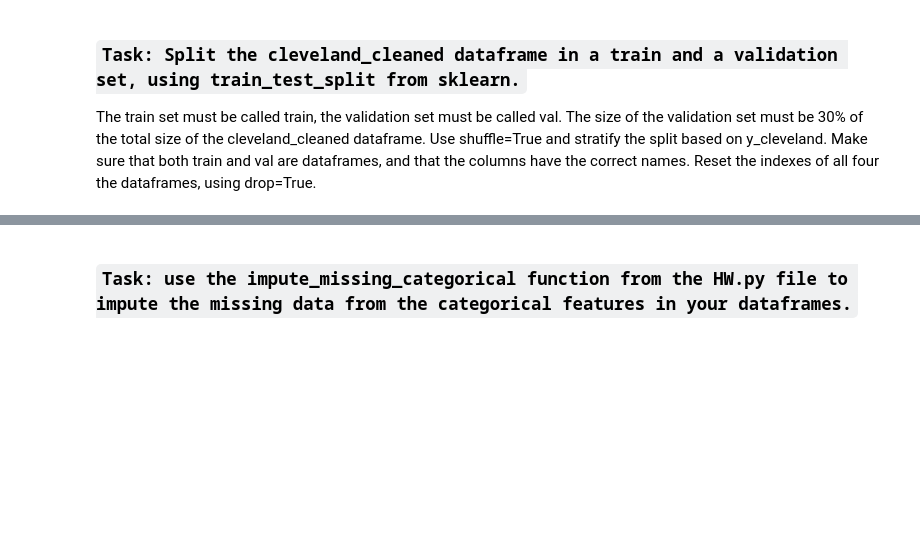
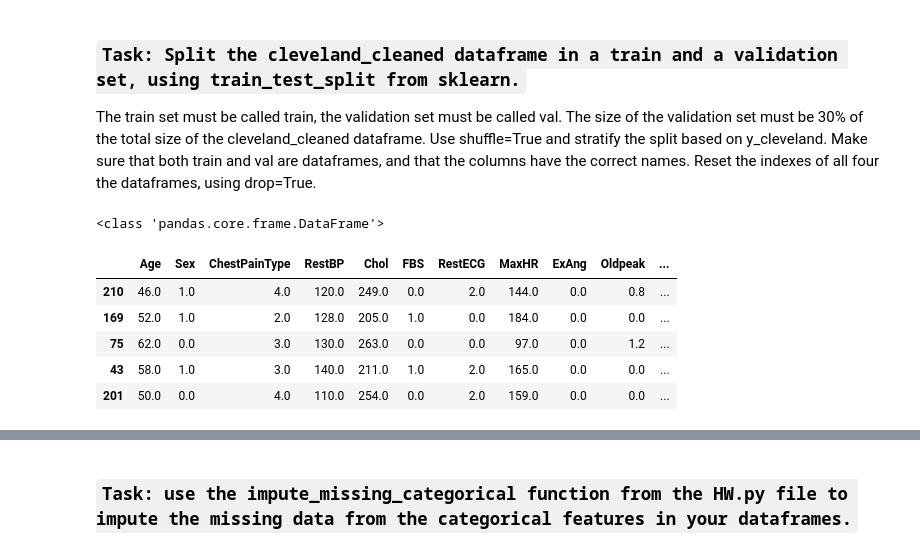
Before and after one commit to 1500-Shubham/Stockholm_University, a Jupyter notebook: DS/HW3/HW3_instructions_25.ipynb, the cells around one changed output, grey strips where cells are left out. Drawn from its saved outputs; the diff is of its cells as text; code cells hidden in the pictures; blank space fills up the shorter version.

```diff
--- a/DS/HW3/HW3_instructions_25.ipynb
+++ b/DS/HW3/HW3_instructions_25.ipynb
@@ -325,5 +350,16 @@ X_train, X_val, y_train, y_val = pd.DataFrame(), pd.DataFrame(), pd.DataFrame(),
+# %%
+print(type(X_train))
+# %% [output]
+<class 'pandas.core.frame.DataFrame'>
 # %%
 # # if you want to see information about the split dataset, uncomment:
-# X_train.head(5)
+X_train.head(5)
+# %% [output]
+|  | Age | Sex | ChestPainType | RestBP | Chol | FBS | RestECG | MaxHR | ExAng | Oldpeak | ... |
+| 210 | 46.0 | 1.0 | 4.0 | 120.0 | 249.0 | 0.0 | 2.0 | 144.0 | 0.0 | 0.8 | ... |
+| 169 | 52.0 | 1.0 | 2.0 | 128.0 | 205.0 | 1.0 | 0.0 | 184.0 | 0.0 | 0.0 | ... |
+| 75 | 62.0 | 0.0 | 3.0 | 130.0 | 263.0 | 0.0 | 0.0 | 97.0 | 0.0 | 1.2 | ... |
+| 43 | 58.0 | 1.0 | 3.0 | 140.0 | 211.0 | 1.0 | 2.0 | 165.0 | 0.0 | 0.0 | ... |
+| 201 | 50.0 | 0.0 | 4.0 | 110.0 | 254.0 | 0.0 | 2.0 | 159.0 | 0.0 | 0.0 | ... |
 # %%
 # # if you want to see information about the split dataset, uncomment:
```
Also changed, not shown: parts of 19 cells of this notebook.
